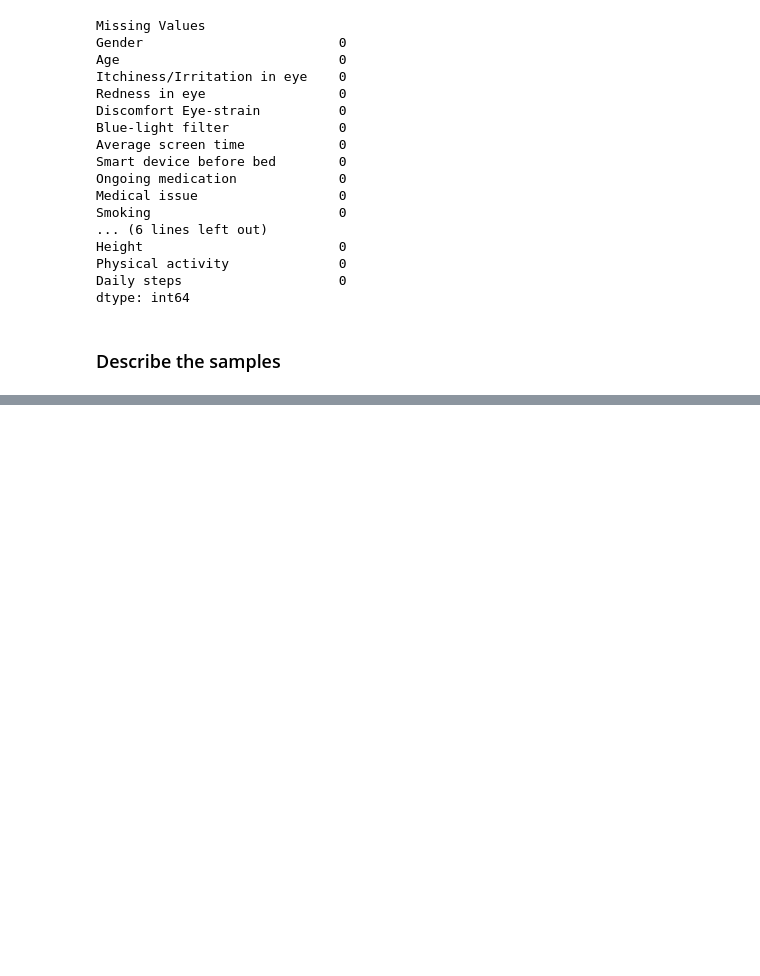
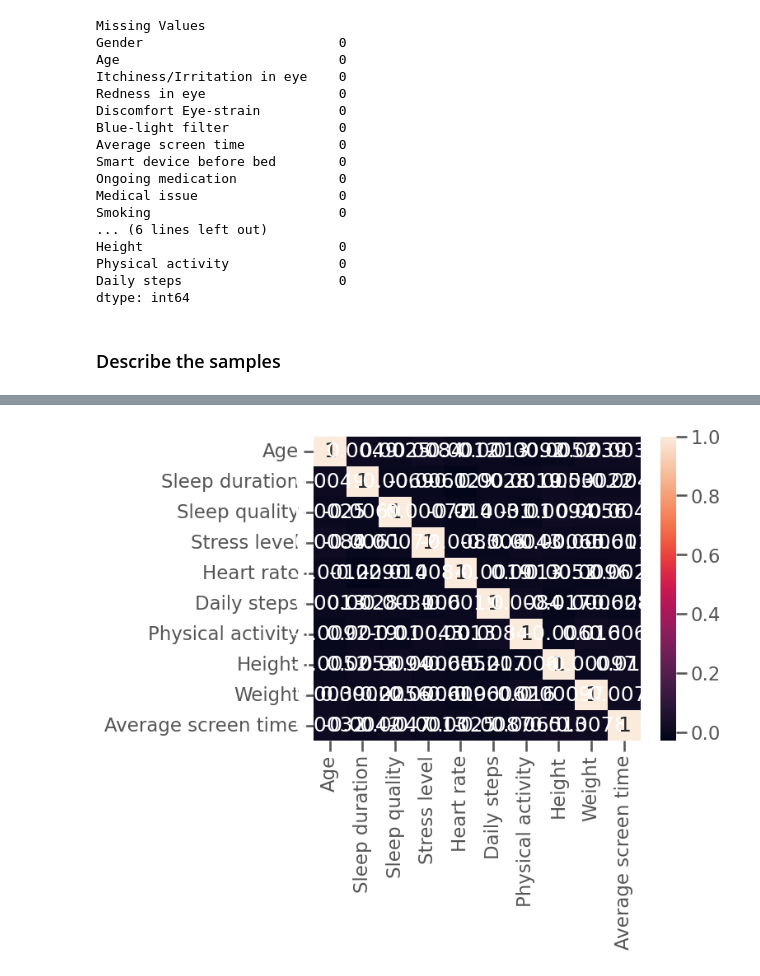
Before and after one commit to Jonkkeyler333/Deteccion_sindrome_ojo_seco, a Jupyter notebook: main.ipynb, the cells around one changed output, grey strips where cells are left out. Drawn from its saved outputs; the diff is of its cells as text; code cells hidden in the pictures; blank space fills up the shorter version.

```diff
--- a/main.ipynb
+++ b/main.ipynb
@@ -91,0 +102,6 @@ bins=int(1+np.log2(df.shape[0]))
+# %%
+df[numerical_features].corr()
+sns.heatmap(df[numerical_features].corr(),annot=True)
+plt.show()
+# %% [output]
+[figure, added]
```
Also changed, not shown: parts of 17 cells of this notebook.
